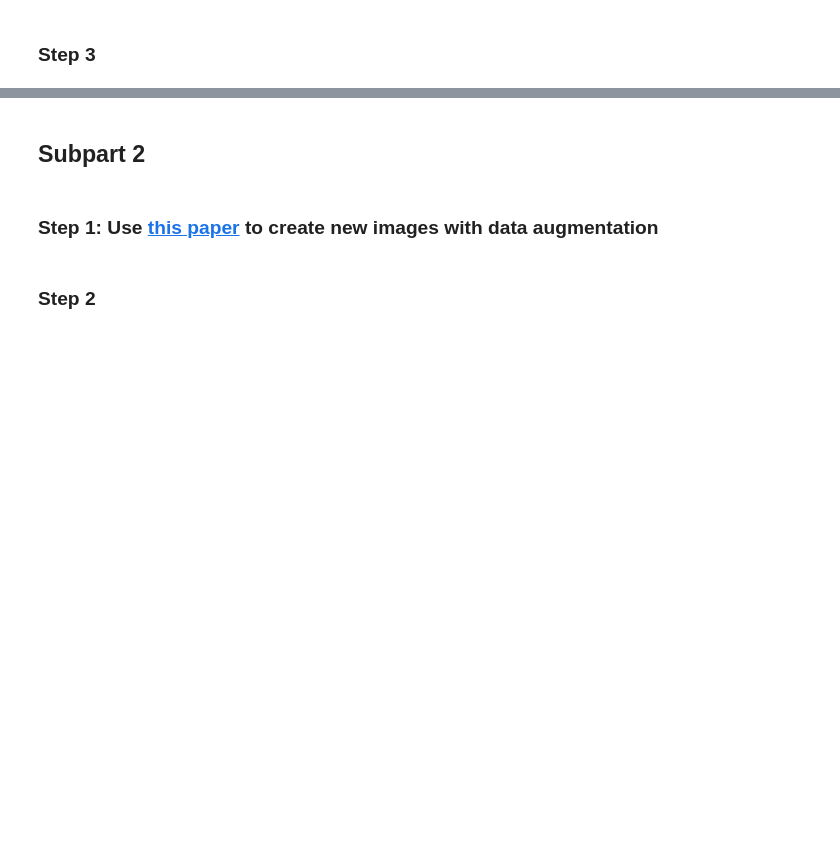
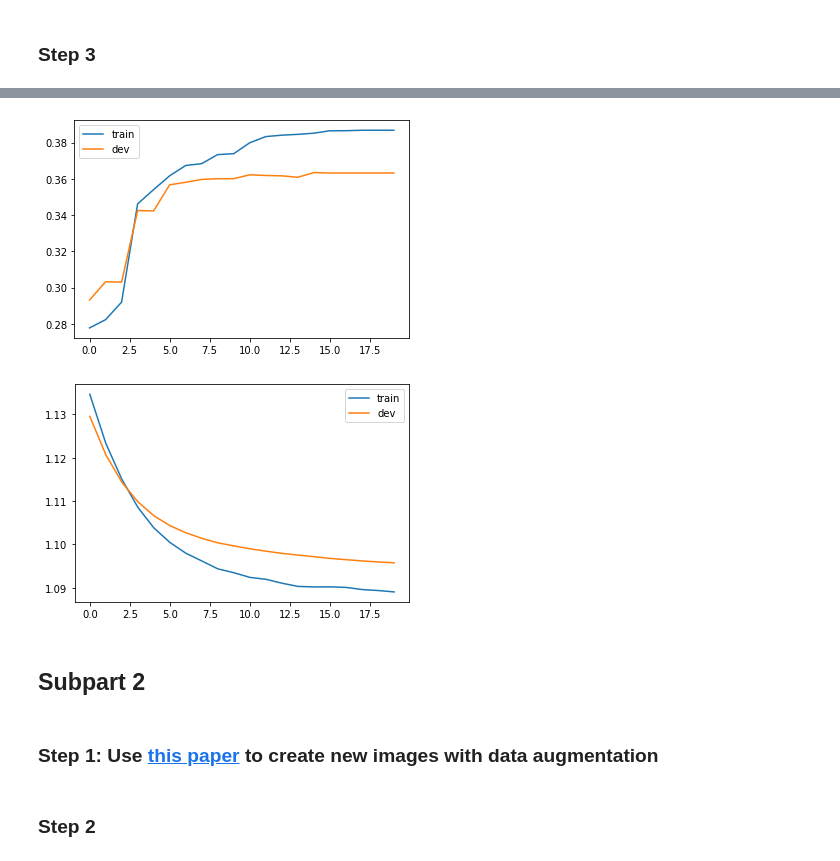
Before and after one commit to saeedzou/Multi-modal-Sentiment-Analysis-on-MSCTD-Dataset, a Jupyter notebook: Phase 1.ipynb, the cells around one changed output, grey strips where cells are left out. Cells and saved outputs as stored; diff of their text form; code cells hidden in the pictures; blank space fills up the shorter version.

```diff
--- a/Phase 1.ipynb
+++ b/Phase 1.ipynb
@@ -517,12 +577,26 @@ class MLP(nn.Module):
         return x
 
 # define the model
-sentiment_classifier = MLP(3, 100, 3)
+sentiment_classifier = MLP(3, 10, 3)
 sentiment_classifier = sentiment_classifier.to(device)
 
 # define the loss function
 loss_function = nn.CrossEntropyLoss()
 
 # define the optimizer
-optimizer = torch.optim.Adam(sentiment_classifier.parameters(), lr=0.001)
+optimizer = torch.optim.Adam(sentiment_classifier.parameters(), lr=1e-4)
+# %%
+# normalize the predictions by subtracting the mean and dividing by the standard deviation
+train_predictions_normalized = (train_predictions.float() - train_predictions.float().mean(dim=0)) / train_predictions.float().std(dim=0)
+# normalize dev and test predictions by the mean and standard deviation of the training set
+dev_predictions_normalized = (dev_predictions.float() - train_predictions.float().mean(dim=0)) / train_predictions.float().std(dim=0)
+test_predictions_normalized = (test_predictions.float() - train_predictions.float().mean(dim=0)) / train_predictions.float().std(dim=0)
+# %%
+# make data loaders for the predictions and sentiments
+train_dataset = torch.utils.data.TensorDataset(train_predictions_normalized, train_sentiments)
+train_loader = DataLoader(train_dataset, batch_size=128, shuffle=True)
+dev_dataset = torch.utils.data.TensorDataset(dev_predictions_normalized, dev_sentiments)
+dev_loader = DataLoader(dev_dataset, batch_size=128, shuffle=False)
+test_dataset = torch.utils.data.TensorDataset(test_predictions_normalized, test_sentiments)
+test_loader = DataLoader(test_dataset, batch_size=128, shuffle=False)
 # %%
@@ -578,3 +664,15 @@ for epoch in range(n_epochs):
+# %%
+plt.plot(train_accs, label='train')
+plt.plot(dev_accs, label='dev')
+plt.legend()
+plt.show()
+plt.plot(train_losses, label='train')
+plt.plot(dev_losses, label='dev')
+plt.legend()
+plt.show()
+# %% [output]
+[figure, added]
+[figure, added]
 # %% [markdown]
 ## Subpart 2
 # %% [markdown]
```
Also changed, not shown: parts of 8 cells of this notebook.
